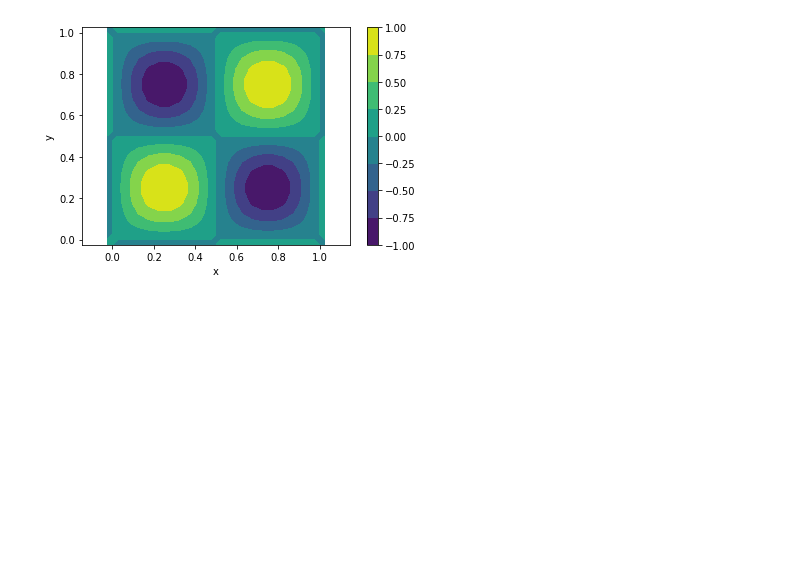
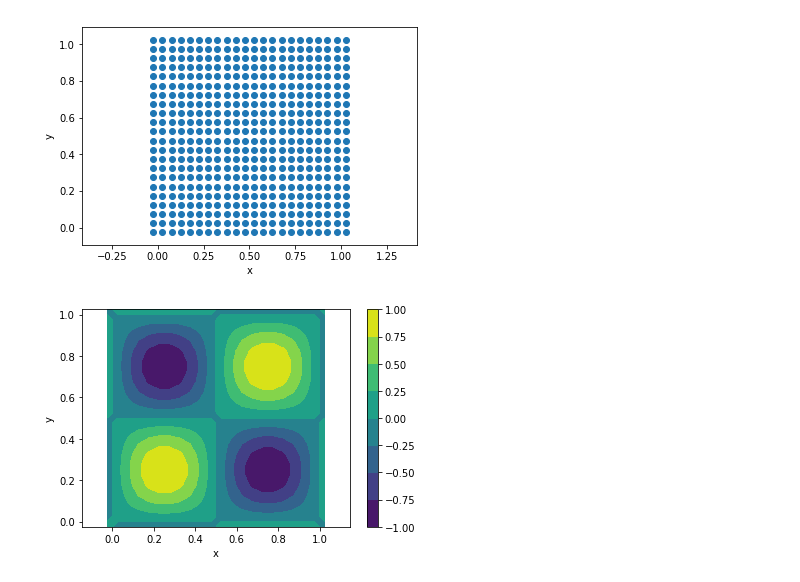
Before and after one commit to akashdhruv/FlowX, a Jupyter notebook: examples/poisson_simple.ipynb, the cells around one changed output. Saved outputs shown, nothing was run; the diff lists cells and outputs as text; code cells hidden in the pictures; blank space fills up the shorter version.

```diff
--- a/examples/poisson_simple.ipynb
+++ b/examples/poisson_simple.ipynb
@@ -14,8 +15,21 @@ ny = 20
 dx = (xmax - xmin)/nx
 dy = (ymax - ymin)/ny
 
-x = numpy.linspace(xmin-dx/2,xmax+dx/2,nx+2)
-y = numpy.linspace(ymin-dy/2,ymax+dy/2,ny+2)
+x_edge = numpy.linspace(xmin,xmax,nx+1)
+y_edge = numpy.linspace(ymin,ymax,ny+1)
 
-x_mesh,y_mesh = numpy.meshgrid(x,y)
+x_center = numpy.linspace(xmin-dx/2,xmax+dx/2,nx+2)
+y_center = numpy.linspace(ymin-dy/2,ymax+dy/2,ny+2)
+
+x_mesh,y_mesh = numpy.meshgrid(x_edge,y_edge)
+x_cell,y_cell = numpy.meshgrid(x_center,y_center)
+# %%
+pyplot.figure()
+pyplot.xlabel('x')
+pyplot.ylabel('y')
+pyplot.scatter(x_cell,y_cell)
+pyplot.axis('equal')
+pyplot.show()
+# %% [output]
+[figure, added]
 # %%
```
Also changed, not shown: parts of 8 cells of this notebook.
